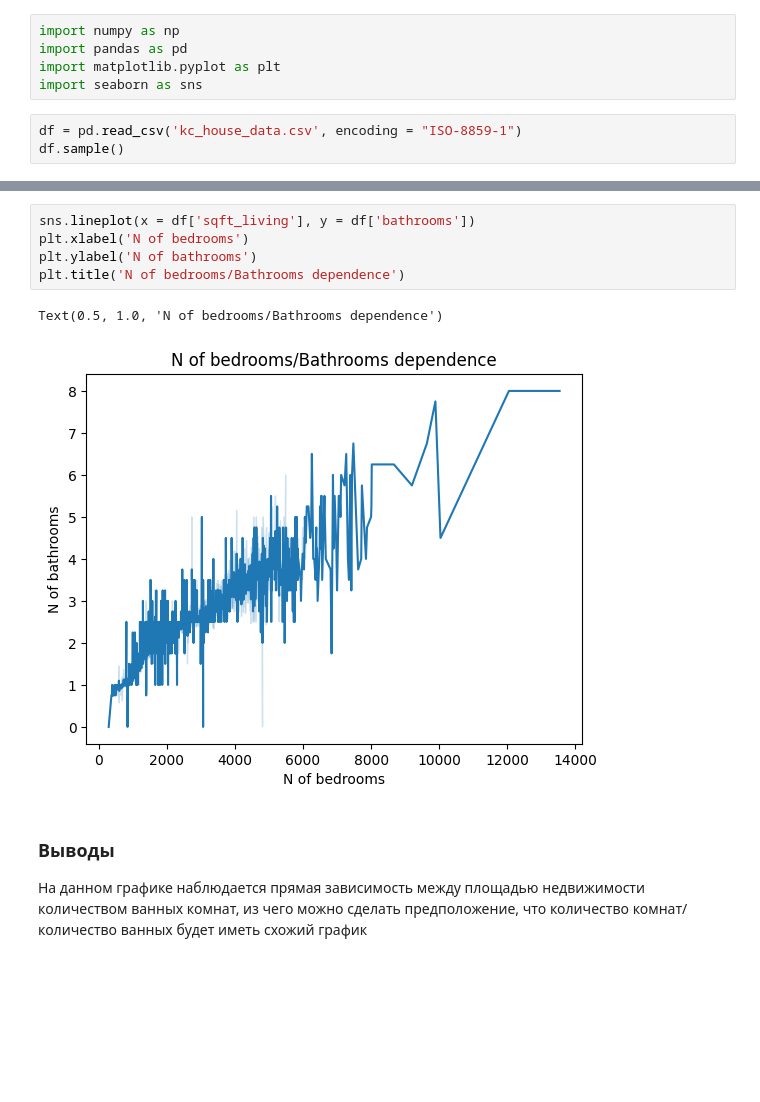
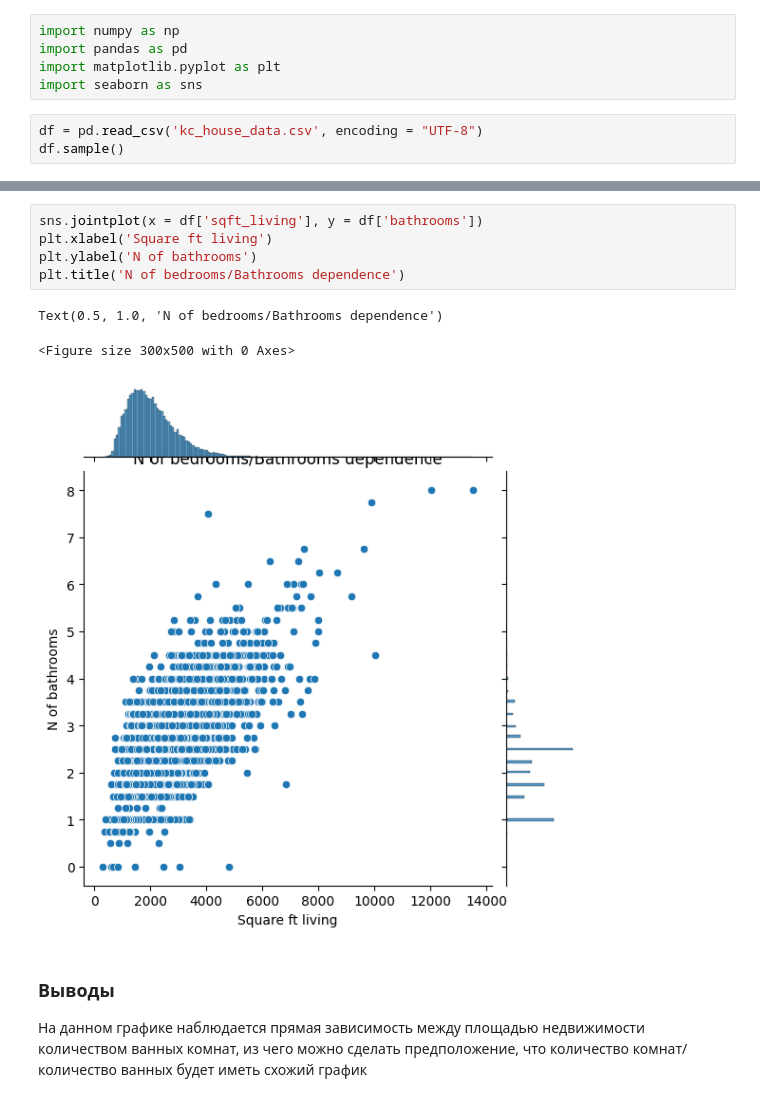
Before and after one commit to Taylor898/progrpython, a Jupyter notebook: PyForAnalytics.ipynb, the cells around one changed output, grey strips where cells are left out. Cells and saved outputs as stored; diff of their text form; blank space fills up the shorter version.

```diff
--- a/PyForAnalytics.ipynb
+++ b/PyForAnalytics.ipynb
@@ -4,7 +4,7 @@ import pandas as pd
 import matplotlib.pyplot as plt
 import seaborn as sns
 # %%
-df = pd.read_csv('kc_house_data.csv', encoding = "ISO-8859-1")
+df = pd.read_csv('kc_house_data.csv', encoding = "UTF-8")
 df.sample()
 # %% [output]
 |  | id | date | price | bedrooms | bathrooms | sqft_living | sqft_lot | floors | waterfront | view | ... |
@@ -12,12 +12,13 @@ df.sample()
 1 rows × 21 columns
 # %%
-sns.lineplot(x = df['sqft_living'], y = df['bathrooms'])
-plt.xlabel('N of bedrooms')
+sns.jointplot(x = df['sqft_living'], y = df['bathrooms'])
+plt.xlabel('Square ft living')
 plt.ylabel('N of bathrooms')
 plt.title('N of bedrooms/Bathrooms dependence')
 # %% [output]
 Text(0.5, 1.0, 'N of bedrooms/Bathrooms dependence')
+<Figure size 300x500 with 0 Axes>
-[figure, old version]
+[figure, new version]
 # %% [markdown]
 ### Выводы
 На данном графике наблюдается прямая зависимость между площадью недвижимости количеством ванных комнат, из чего можно сделать предположение, что количество комнат/количество ванных будет иметь схожий график
```
Also changed, not shown: parts of 11 cells of this notebook.
